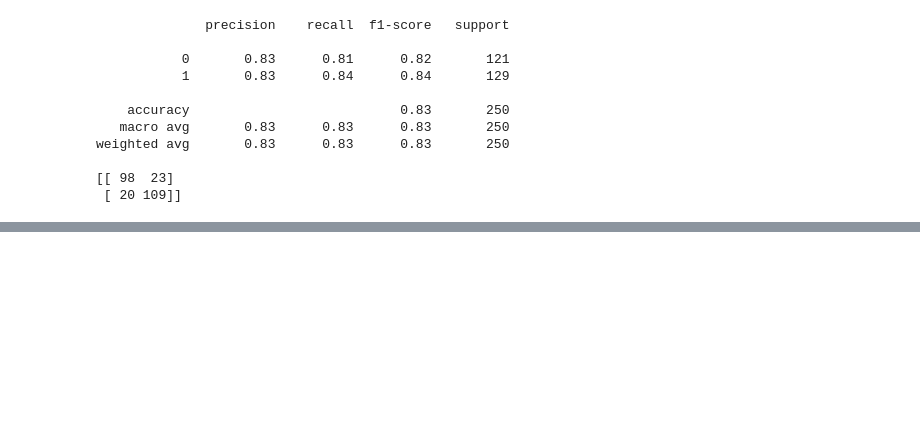
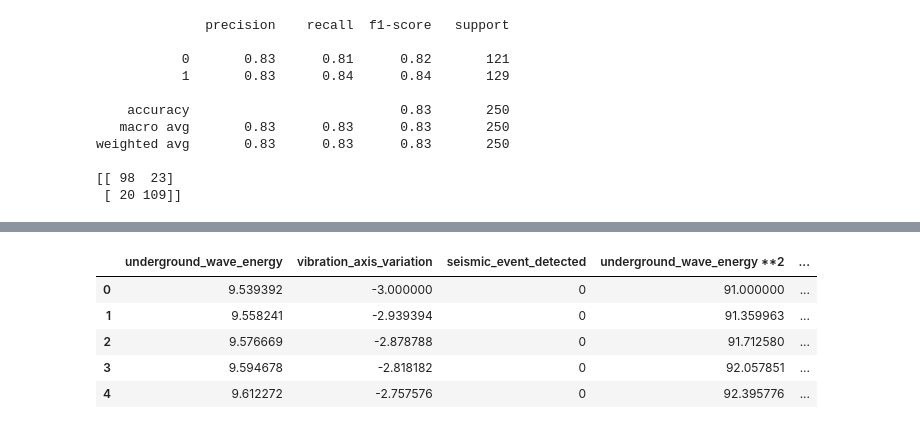
Before and after one commit to Elf-13/Machine-Learning-Studies, a Jupyter notebook: 01 - Regressions/SVM_datasets.ipynb, the cells around one changed output, grey strips where cells are left out. Cells and saved outputs as stored; diff of their text form; code cells hidden in the pictures; blank space fills up the shorter version.

```diff
--- a/01 - Regressions/SVM_datasets.ipynb
+++ b/01 - Regressions/SVM_datasets.ipynb
@@ -226,0 +306,12 @@ weighted avg       0.83      0.83      0.83       250
+# %%
+df['underground_wave_energy **2']= df['underground_wave_energy']**2
+df['vibration_axis_variation **2']= df['vibration_axis_variation']**2
+df['underground_wave_energy*vibration_axis_variation'] = (df['underground_wave_energy'] *df['vibration_axis_variation'])
+df.head()
+# %% [output]
+|  | underground_wave_energy | vibration_axis_variation | seismic_event_detected | underground_wave_energy **2 | ... |
+| 0 | 9.539392 | -3.000000 | 0 | 91.000000 | ... |
+| 1 | 9.558241 | -2.939394 | 0 | 91.359963 | ... |
+| 2 | 9.576669 | -2.878788 | 0 | 91.712580 | ... |
+| 3 | 9.594678 | -2.818182 | 0 | 92.057851 | ... |
+| 4 | 9.612272 | -2.757576 | 0 | 92.395776 | ... |
```
Also changed, not shown: parts of 26 cells of this notebook.
